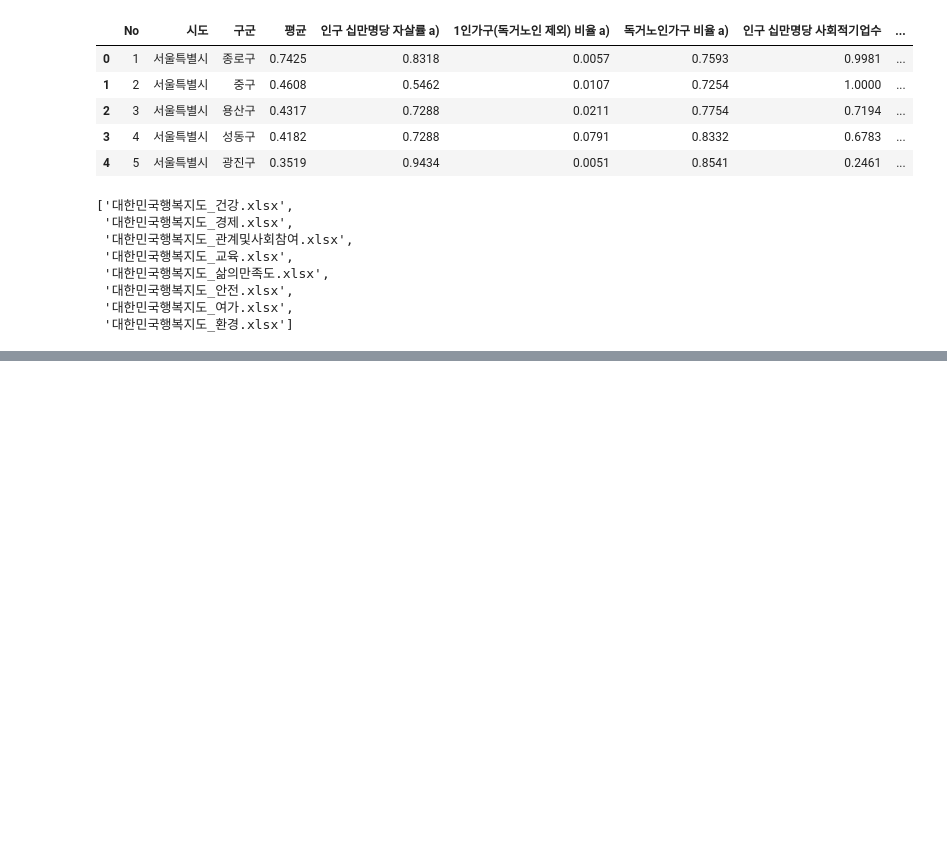
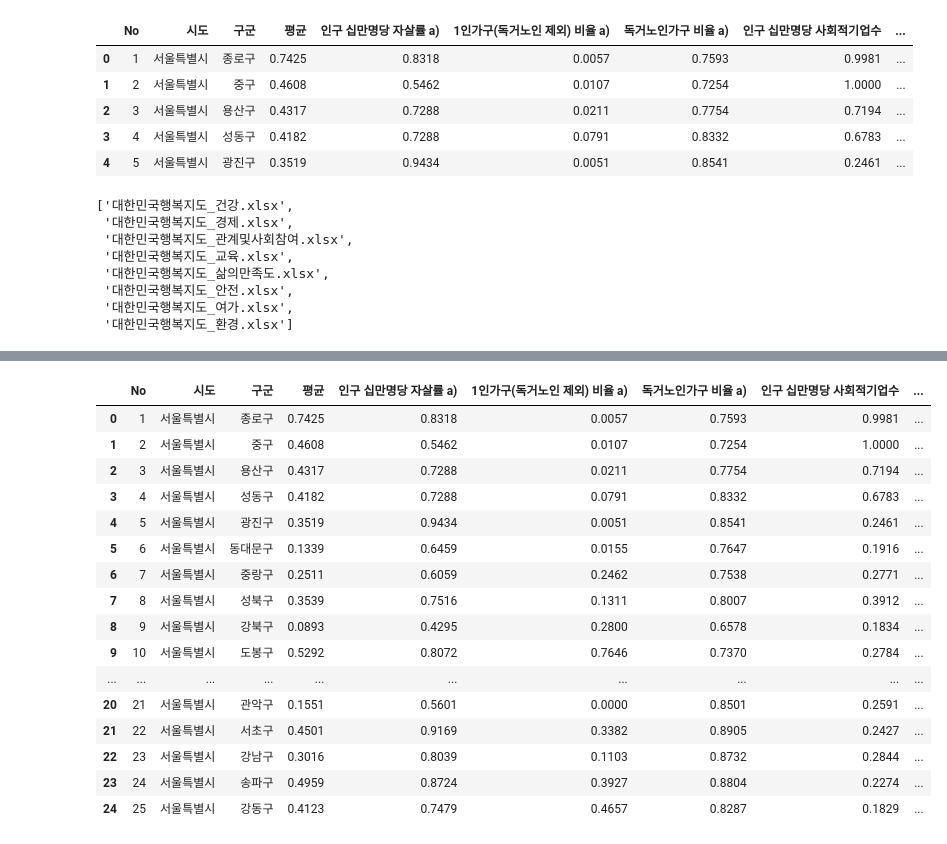
Before and after one commit to sunkyu0711/Python_MegaDataAnalysis_250120, a Jupyter notebook: 6일차_행복지수.ipynb, the cells around one changed output, grey strips where cells are left out. Cells and saved outputs as stored; diff of their text form; code cells hidden in the pictures; blank space fills up the shorter version.

```diff
--- a/6일차_행복지수.ipynb
+++ b/6일차_행복지수.ipynb
@@ -133,0 +195,21 @@ except:
+# %%
+province='서울특별시'
+happy_leisure[happy_leisure['시도']==province]
+# %% [output]
+|  | No | 시도 | 구군 | 평균 | 인구 십만명당 자살률 a) | 1인가구(독거노인 제외) 비율 a) | 독거노인가구 비율 a) | 인구 십만명당 사회적기업수 | ... |
+| 0 | 1 | 서울특별시 | 종로구 | 0.7425 | 0.8318 | 0.0057 | 0.7593 | 0.9981 | ... |
+| 1 | 2 | 서울특별시 | 중구 | 0.4608 | 0.5462 | 0.0107 | 0.7254 | 1.0000 | ... |
+| 2 | 3 | 서울특별시 | 용산구 | 0.4317 | 0.7288 | 0.0211 | 0.7754 | 0.7194 | ... |
+| 3 | 4 | 서울특별시 | 성동구 | 0.4182 | 0.7288 | 0.0791 | 0.8332 | 0.6783 | ... |
+| 4 | 5 | 서울특별시 | 광진구 | 0.3519 | 0.9434 | 0.0051 | 0.8541 | 0.2461 | ... |
+| 5 | 6 | 서울특별시 | 동대문구 | 0.1339 | 0.6459 | 0.0155 | 0.7647 | 0.1916 | ... |
+| 6 | 7 | 서울특별시 | 중랑구 | 0.2511 | 0.6059 | 0.2462 | 0.7538 | 0.2771 | ... |
+| 7 | 8 | 서울특별시 | 성북구 | 0.3539 | 0.7516 | 0.1311 | 0.8007 | 0.3912 | ... |
+| 8 | 9 | 서울특별시 | 강북구 | 0.0893 | 0.4295 | 0.2800 | 0.6578 | 0.1834 | ... |
+| 9 | 10 | 서울특별시 | 도봉구 | 0.5292 | 0.8072 | 0.7646 | 0.7370 | 0.2784 | ... |
+| ... | ... | ... | ... | ... | ... | ... | ... | ... | ... |
+| 20 | 21 | 서울특별시 | 관악구 | 0.1551 | 0.5601 | 0.0000 | 0.8501 | 0.2591 | ... |
+| 21 | 22 | 서울특별시 | 서초구 | 0.4501 | 0.9169 | 0.3382 | 0.8905 | 0.2427 | ... |
+| 22 | 23 | 서울특별시 | 강남구 | 0.3016 | 0.8039 | 0.1103 | 0.8732 | 0.2844 | ... |
+| 23 | 24 | 서울특별시 | 송파구 | 0.4959 | 0.8724 | 0.3927 | 0.8804 | 0.2274 | ... |
+| 24 | 25 | 서울특별시 | 강동구 | 0.4123 | 0.7479 | 0.4657 | 0.8287 | 0.1829 | ... |
```
Also changed, not shown: parts of 6 cells of this notebook.
